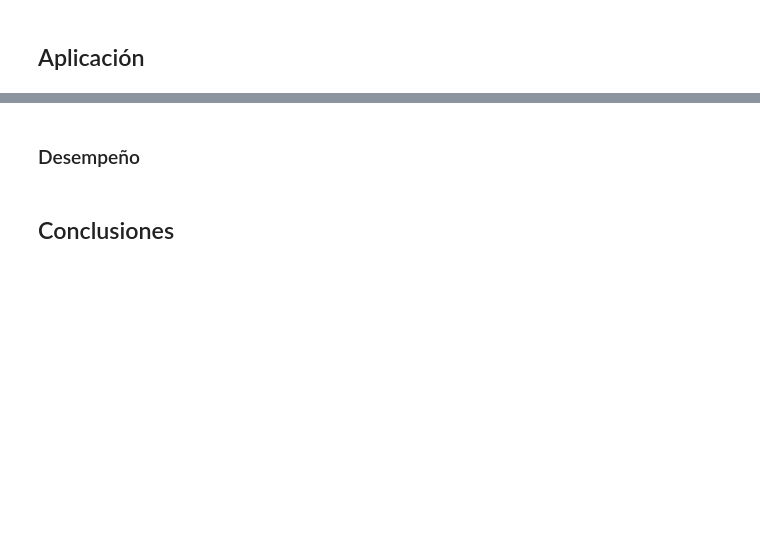
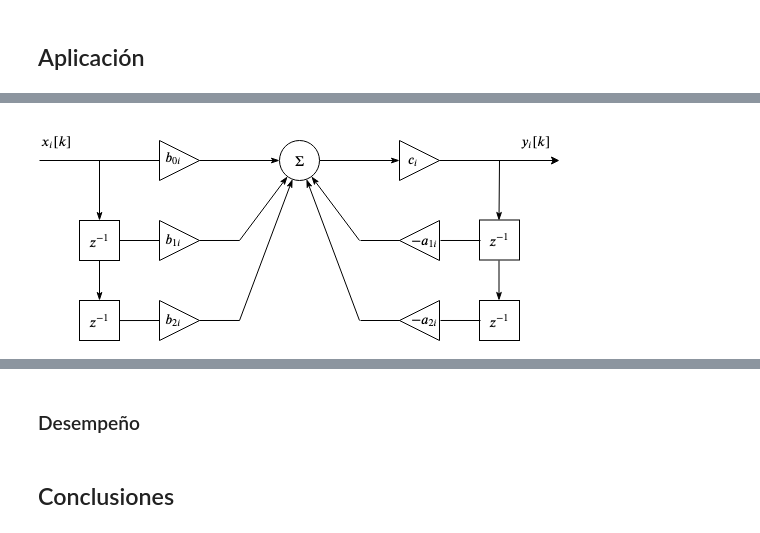
Before and after one commit to hidmic/fwliir, a Jupyter notebook: fwliir.ipynb, the cells around one changed output, grey strips where cells are left out. Drawn from its saved outputs; the diff is of its cells as text; code cells hidden in the pictures; blank space fills up the shorter version.

```diff
--- a/fwliir.ipynb
+++ b/fwliir.ipynb
@@ -61,0 +107,5 @@ $$
+# %%
+from IPython.display import Image
+Image('diagrams/FWLIIR.png')
+# %% [output]
+[figure, added]
```
Also changed, not shown: parts of 23 cells of this notebook, 1 other file.
